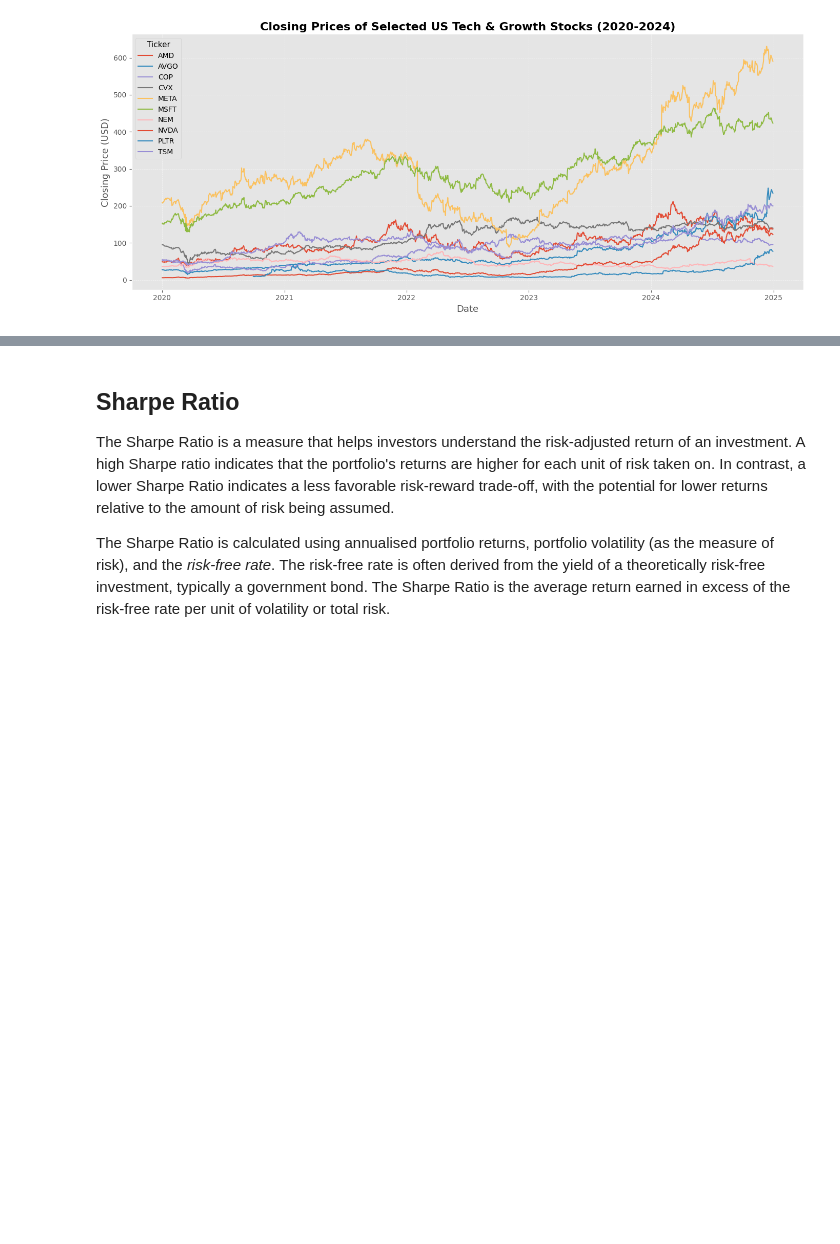
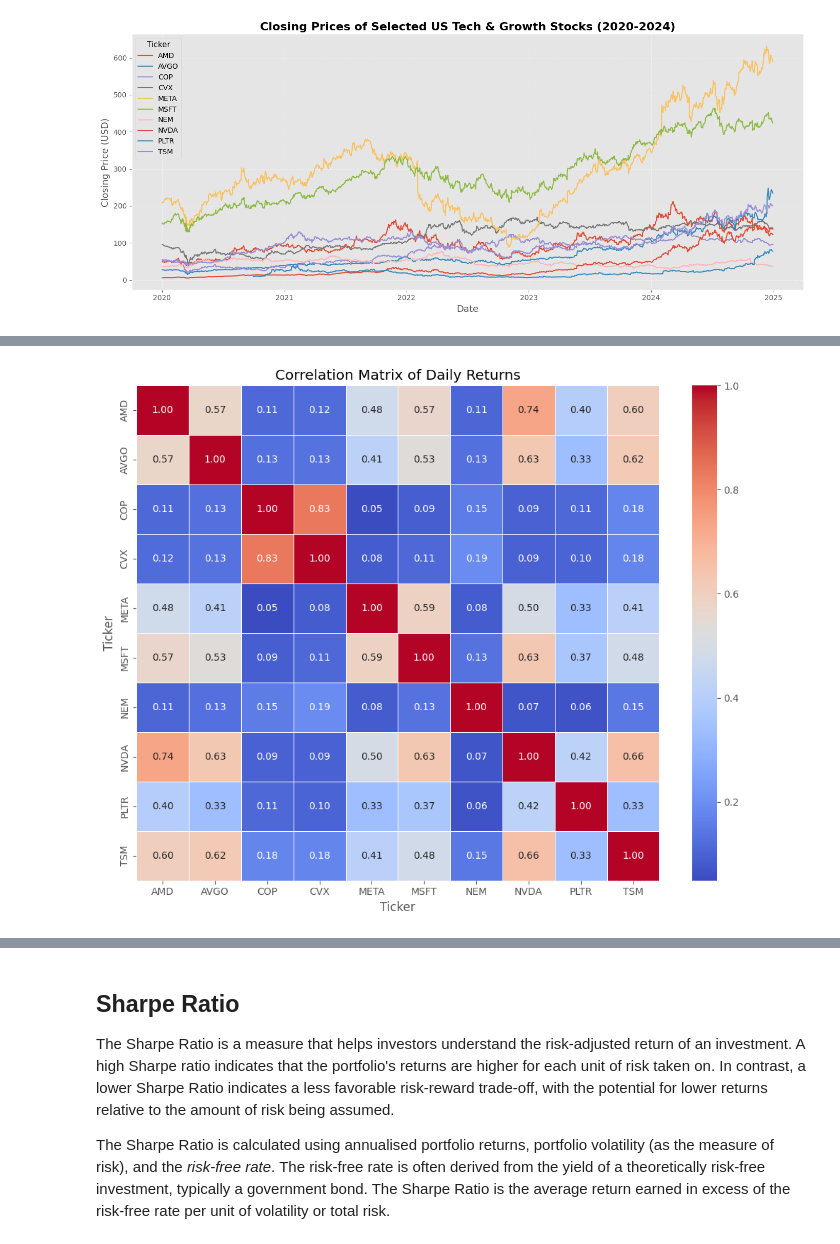
Before and after one commit to Imperial-Business-School/python-for-finance-jume8jume7, a Jupyter notebook: Individual Assignment/Portfolios.ipynb, the cells around one changed output, grey strips where cells are left out. Saved outputs shown, nothing was run; the diff lists cells and outputs as text; code cells hidden in the pictures; blank space fills up the shorter version.

```diff
--- a/Individual Assignment/Portfolios.ipynb
+++ b/Individual Assignment/Portfolios.ipynb
@@ -303,0 +401,22 @@ Backtest results saved to: Bollinger_Strategy_Returns.csv
+# %%
+# Load dataset
+multidata = pd.read_csv("multidata.csv")
+multidata['Date'] = pd.to_datetime(multidata['Date'])
+
+# Pivot to get closing prices in wide format
+pivot_close = multidata.pivot(index='Date', columns='Ticker', values='Close')
+
+# Calculate simple daily returns
+daily_returns = pivot_close.pct_change().dropna()
+
+# Compute correlation matrix
+correlation_matrix = daily_returns.corr()
+
+# Plot the correlation heatmap
+plt.figure(figsize=(10, 8))
+sns.heatmap(correlation_matrix, annot=True, cmap='coolwarm', fmt=".2f", linewidths=0.5)
+plt.title("Correlation Matrix of Daily Returns")
+plt.tight_layout()
+plt.show()
+# %% [output]
+[figure, added]
```
Also changed, not shown: parts of 9 cells of this notebook, 9 other files.
